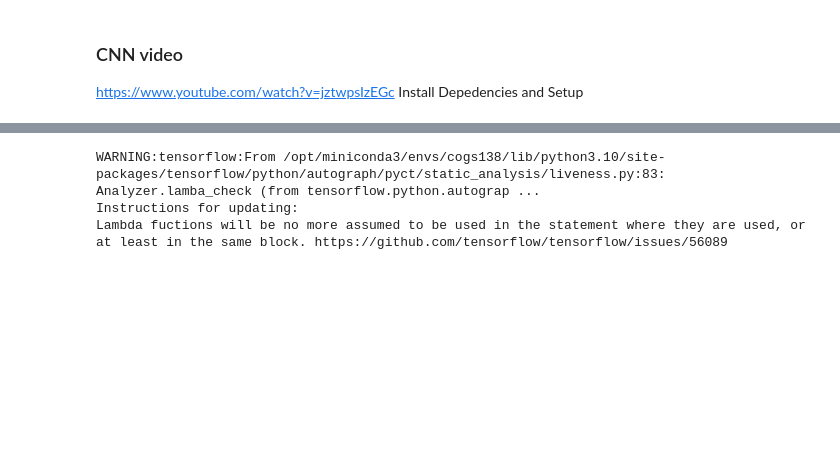
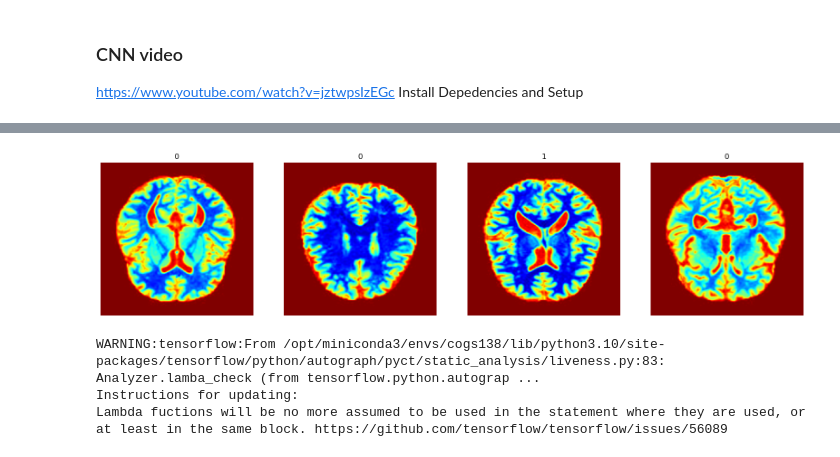
Before and after one commit to enriqfatima/COGS138_GROUP_13, a Jupyter notebook: COGS138_Final_copy.ipynb, the cells around one changed output, grey strips where cells are left out. Cells and saved outputs as stored; diff of their text form; code cells hidden in the pictures; blank space fills up the shorter version.

```diff
--- a/COGS138_Final_copy.ipynb
+++ b/COGS138_Final_copy.ipynb
@@ -1076,3 +1106,26 @@ for idx, img in enumerate(batch[0][:4]):
+# %%
+# Display images with color mapping to highlight atrophy levels
+fig, ax = plt.subplots(ncols=4, figsize=(20, 20))
+for idx, img in enumerate(batch[0][:4]):
+    img_normalized = img.astype(np.uint8)  # Convert to 8-bit unsigned integer
+
+    # Convert to grayscale if the image is not already in grayscale
+    if img_normalized.shape[-1] == 3:
+        img_gray = cv2.cvtColor(img_normalized, cv2.COLOR_RGB2GRAY)
+    else:
+        img_gray = img_normalized
+
+    # Apply a colormap to the grayscale image
+    img_colormap = cv2.applyColorMap(img_gray, cv2.COLORMAP_JET)
+
+    # Display the image with the colormap
+    ax[idx].imshow(img_colormap)
+    ax[idx].title.set_text(batch[1][idx])
+    ax[idx].axis('off')  # Turn off axis
+
+plt.show()
+# %% [output]
+[figure, added]
 # %%
 data = data.map(lambda x,y: (x/255, y))
 #scales the data, make it easier to process
```
Also changed, not shown: parts of 20 cells of this notebook.
